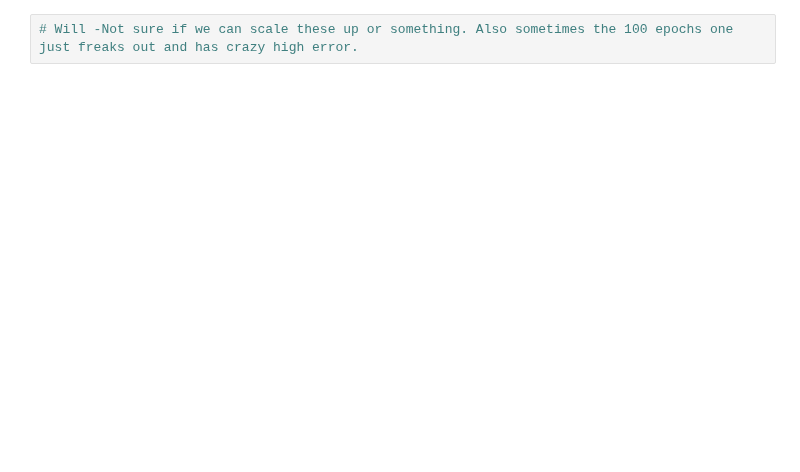
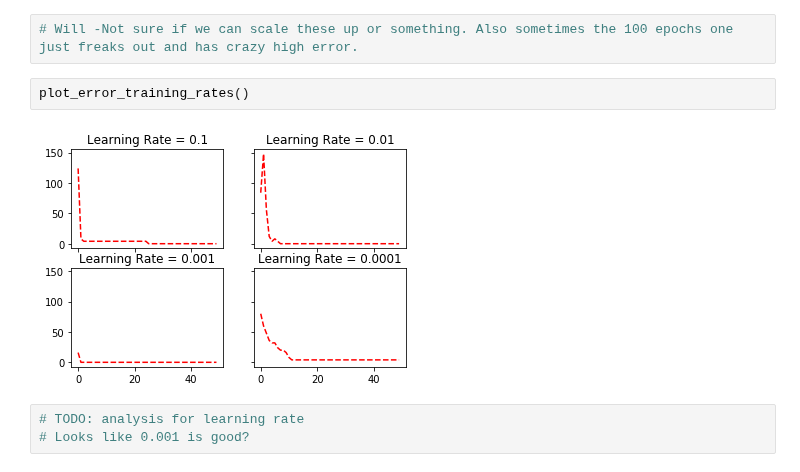
Before and after one commit to willisterh/cs6037-ml, a Jupyter notebook: as4/as4.ipynb, the cells around one changed output. Saved outputs shown, nothing was run; the diff lists cells and outputs as text; blank space fills up the shorter version.

Commit message:
Got C and D done (besides small analysis section)

```diff
--- a/as4/as4.ipynb
+++ b/as4/as4.ipynb
@@ -230,2 +285,9 @@ plot_decision_surface(u)
 # %%
 # Will -Not sure if we can scale these up or something. Also sometimes the 100 epochs one just freaks out and has crazy high error.
+# %%
+plot_error_training_rates()
+# %% [output]
+[figure, added]
+# %%
+# TODO: analysis for learning rate
+# Looks like 0.001 is good?
```
Also changed, not shown: parts of 8 cells of this notebook.
